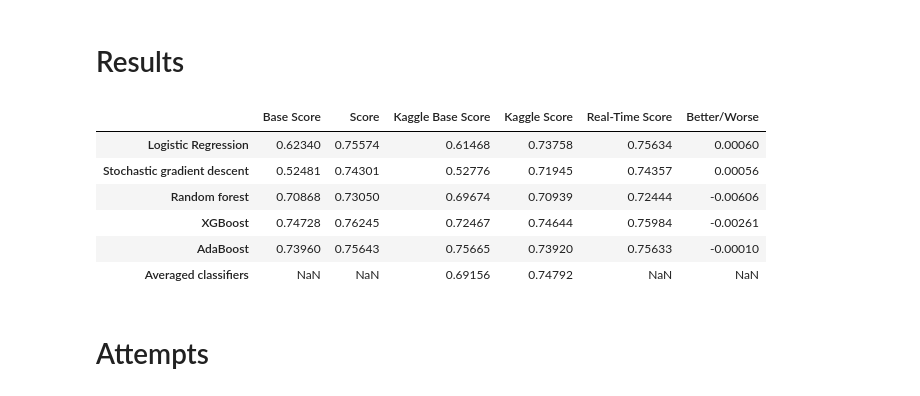
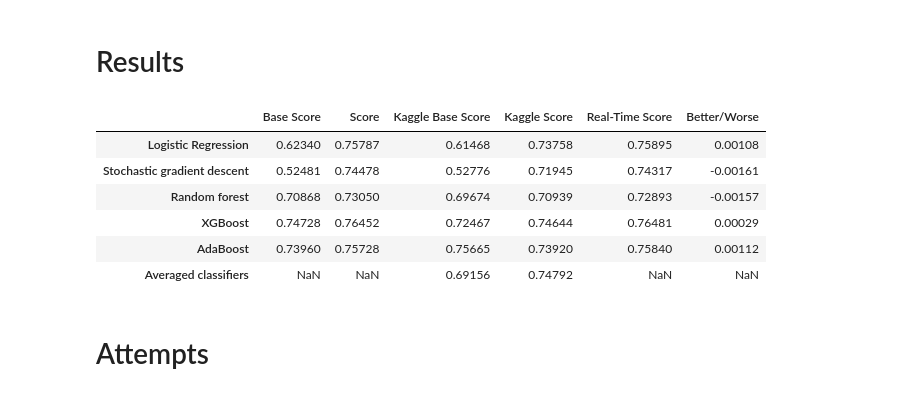
Before and after one commit to Gedas-LT/kaggle-home-credit, a Jupyter notebook: notebook.ipynb, the cells around one changed output. Drawn from its saved outputs; the diff is of its cells as text; code cells hidden in the pictures.

Commit message:
Years employed binning

```diff
--- a/notebook.ipynb
+++ b/notebook.ipynb
@@ -735,6 +748,10 @@ log_reg = LogisticRegression(random_state=42, max_iter=400)
 log_pipe = Pipeline(
     steps=[
         ("custom_preprocessor_1", get_organization_type),
+        ("custom_preprocessor_2", get_pos_cash_dpd),
+        ("custom_preprocessor_3", get_flag_insurance),
+        ("custom_preprocessor_4", get_age_binning),
+        ("custom_preprocessor_5", get_employed_binning),
         ("preprocessor", preprocessor),
         ("scaler", StandardScaler()),
         ("model", log_reg)
@@ -763,6 +780,9 @@ sgd = SGDClassifier(loss="log", random_state=42)
 sgd_pipe = Pipeline(
     steps=[
         ("custom_preprocessor_1", get_organization_type),
+        ("custom_preprocessor_2", get_pos_cash_dpd),
+        ("custom_preprocessor_3", get_flag_insurance),
+        ("custom_preprocessor_4", get_age_binning),
         ("preprocessor", preprocessor),
         ("scaler", StandardScaler()),
         ("model", sgd)
@@ -821,6 +841,8 @@ xgboost_pipe = Pipeline(
     steps=[
         ("custom_preprocessor_1", get_organization_type),
         ("custom_preprocessor_2", get_credit_card_dpd),
+        ("custom_preprocessor_3", get_pos_cash_dpd),
+        ("custom_preprocessor_4", get_employed_binning),
         ("preprocessor", preprocessor),
         ("model", xgboost)
     ]
@@ -850,6 +872,8 @@ ada_pipe = Pipeline(
     steps=[
         ("custom_preprocessor_1", get_organization_type),
         ("custom_preprocessor_2", get_credit_card_dpd),
+        ("custom_preprocessor_3", get_pos_cash_dpd),
+        ("custom_preprocessor_4", get_employed_binning),
         ("preprocessor", preprocessor),
         ("model", ada)
     ]
@@ -894,48 +918,48 @@ xgboost_base_score = 0.74728
 ada_base_score = 0.7396
 avg_base_score = None
 
-log_score = 0.75574
-sgd_score = 0.74301
+log_score = 0.75787
+sgd_score = 0.74478
 forest_score = 0.73050
-xgboost_score = 0.76245
-ada_score = 0.75643
+xgboost_score = 0.76452
+ada_score = 0.75728
 avg_score = None
 
 kaggle_base_log_score = 0.61468
 kaggle_base_sgd_score = 0.52776
 kaggle_base_forest_score = 0.69674
 kaggle_base_xgboost_score = 0.72467
 kaggle_base_ada_score = 0.75665
 kaggle_base_avg_score = 0.69156
 
 kaggle_log_score = 0.73758
 kaggle_sgd_score = 0.71945
 kaggle_forest_score = 0.70939
 kaggle_xgboost_score = 0.74644
 kaggle_ada_score = 0.73920
 kaggle_avg_score = 0.74792
 
 scores_table = pd.DataFrame({"Base Score": [log_base_score, sgd_base_score, forest_base_score, xgboost_base_score, ada_base_score, avg_base_score],
                              "Score": [log_score, sgd_score, forest_score, xgboost_score, ada_score, avg_score],
                              "Kaggle Base Score": [kaggle_base_log_score, kaggle_base_sgd_score, kaggle_base_forest_score,
                                                    kaggle_base_xgboost_score, kaggle_base_ada_score, kaggle_base_avg_score],
                              "Kaggle Score": [kaggle_log_score, kaggle_sgd_score, kaggle_forest_score, kaggle_xgboost_score, kaggle_ada_score, kaggle_avg_score],
                              "Real-Time Score": [log_score_rt, sgd_score_rt, forest_score_rt, xgboost_score_rt, ada_score_rt, None],
                              "Better/Worse": [log_score_rt - log_score, sgd_score_rt - sgd_score, forest_score_rt - forest_score,
                                               xgboost_score_rt - xgboost_score, ada_score_rt - ada_score, None]
                              }
                             ).set_axis(
                                  ["Logistic Regression", "Stochastic gradient descent", "Random forest", "XGBoost", "AdaBoost", "Averaged classifiers"], axis="index"
                                  )
 
 scores_table
 # %% [output]
 |  | Base Score | Score | Kaggle Base Score | Kaggle Score | Real-Time Score | Better/Worse |
-| Logistic Regression | 0.62340 | 0.75574 | 0.61468 | 0.73758 | 0.75634 | 0.00060 |
-| Stochastic gradient descent | 0.52481 | 0.74301 | 0.52776 | 0.71945 | 0.74357 | 0.00056 |
-| Random forest | 0.70868 | 0.73050 | 0.69674 | 0.70939 | 0.72444 | -0.00606 |
-| XGBoost | 0.74728 | 0.76245 | 0.72467 | 0.74644 | 0.75984 | -0.00261 |
-| AdaBoost | 0.73960 | 0.75643 | 0.75665 | 0.73920 | 0.75633 | -0.00010 |
+| Logistic Regression | 0.62340 | 0.75787 | 0.61468 | 0.73758 | 0.75895 | 0.00108 |
+| Stochastic gradient descent | 0.52481 | 0.74478 | 0.52776 | 0.71945 | 0.74317 | -0.00161 |
+| Random forest | 0.70868 | 0.73050 | 0.69674 | 0.70939 | 0.72893 | -0.00157 |
+| XGBoost | 0.74728 | 0.76452 | 0.72467 | 0.74644 | 0.76481 | 0.00029 |
+| AdaBoost | 0.73960 | 0.75728 | 0.75665 | 0.73920 | 0.75840 | 0.00112 |
 | Averaged classifiers | NaN | NaN | 0.69156 | 0.74792 | NaN | NaN |
 # %% [markdown]
 # Attempts
```
Also changed, not shown: parts of 16 cells of this notebook.
